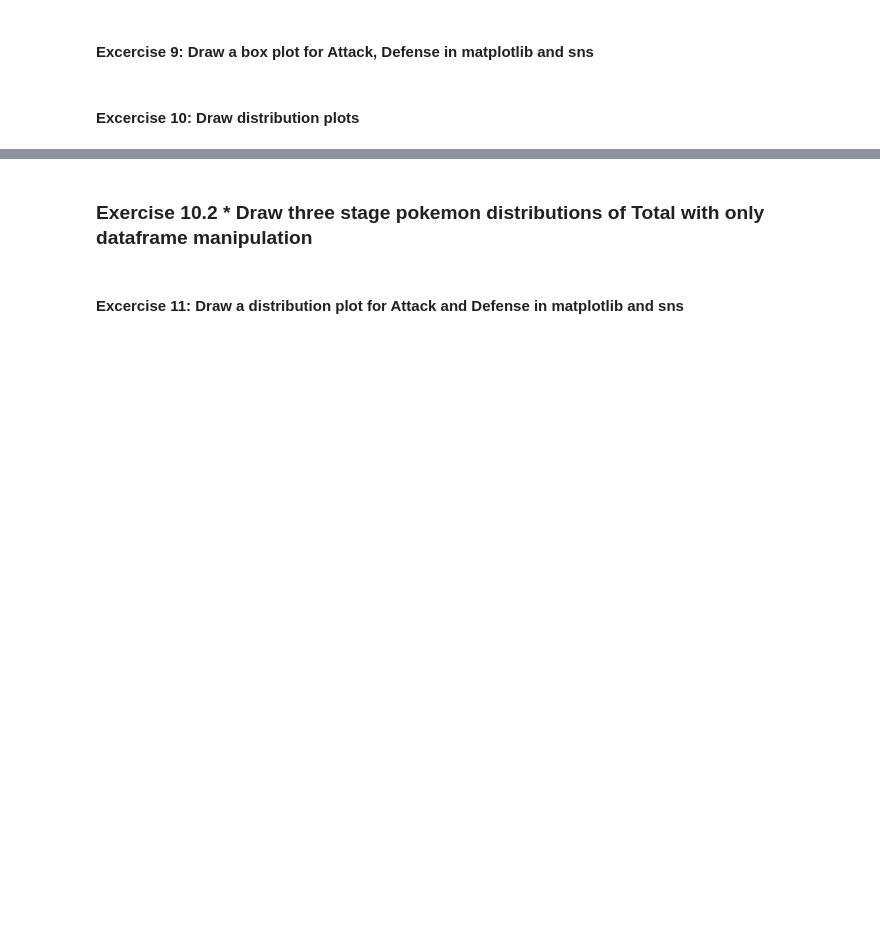
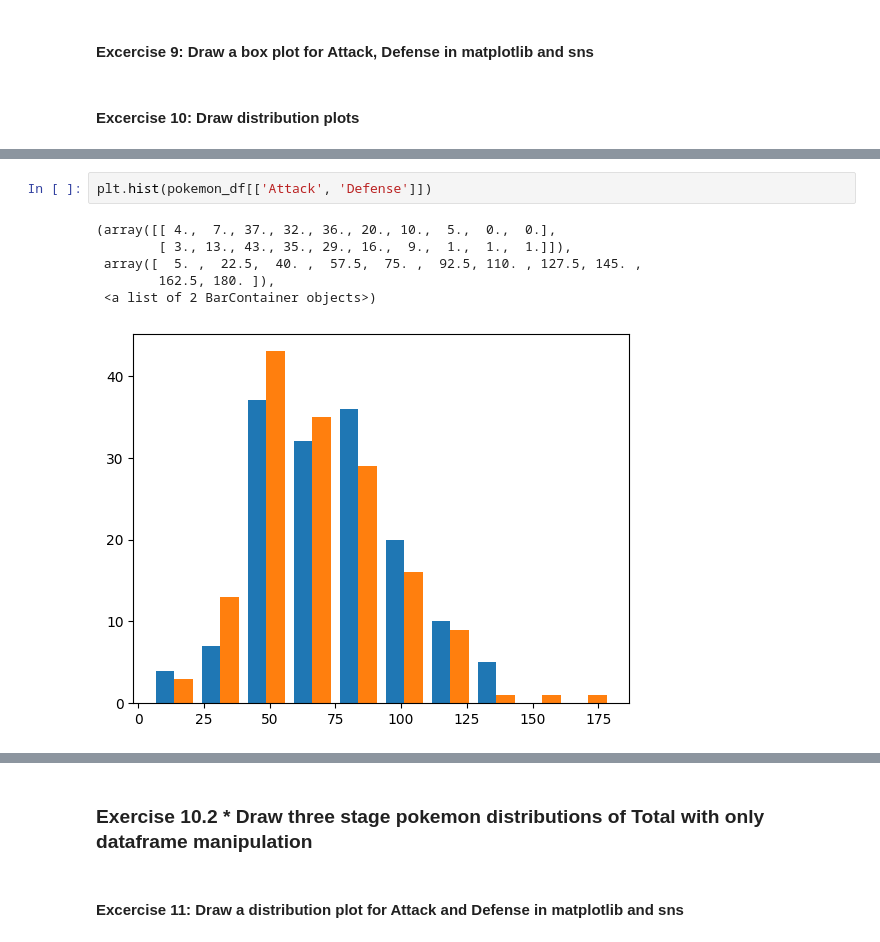
Before and after one commit to fortune-max/M4-python-refresher-ml, a Jupyter notebook: Day3.ipynb, the cells around one changed output, grey strips where cells are left out. Drawn from its saved outputs; the diff is of its cells as text; blank space fills up the shorter version.

```diff
--- a/Day3.ipynb
+++ b/Day3.ipynb
@@ -189,0 +205,9 @@ pokemon_df['Total'].median()
+# %%
+plt.hist(pokemon_df[['Attack', 'Defense']])
+# %% [output]
+(array([[ 4.,  7., 37., 32., 36., 20., 10.,  5.,  0.,  0.],
+        [ 3., 13., 43., 35., 29., 16.,  9.,  1.,  1.,  1.]]),
+ array([  5. ,  22.5,  40. ,  57.5,  75. ,  92.5, 110. , 127.5, 145. ,
+        162.5, 180. ]),
+ <a list of 2 BarContainer objects>)
+[figure, added]
```
Also changed, not shown: parts of 5 cells of this notebook.
